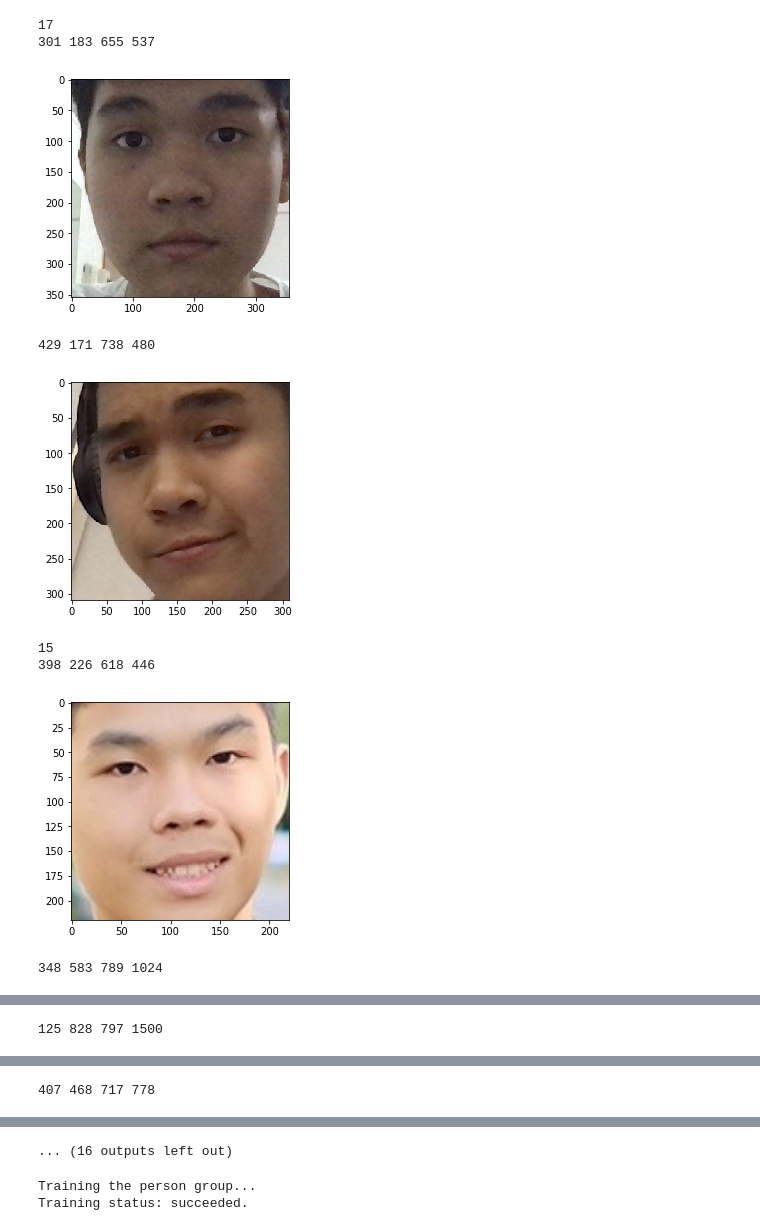
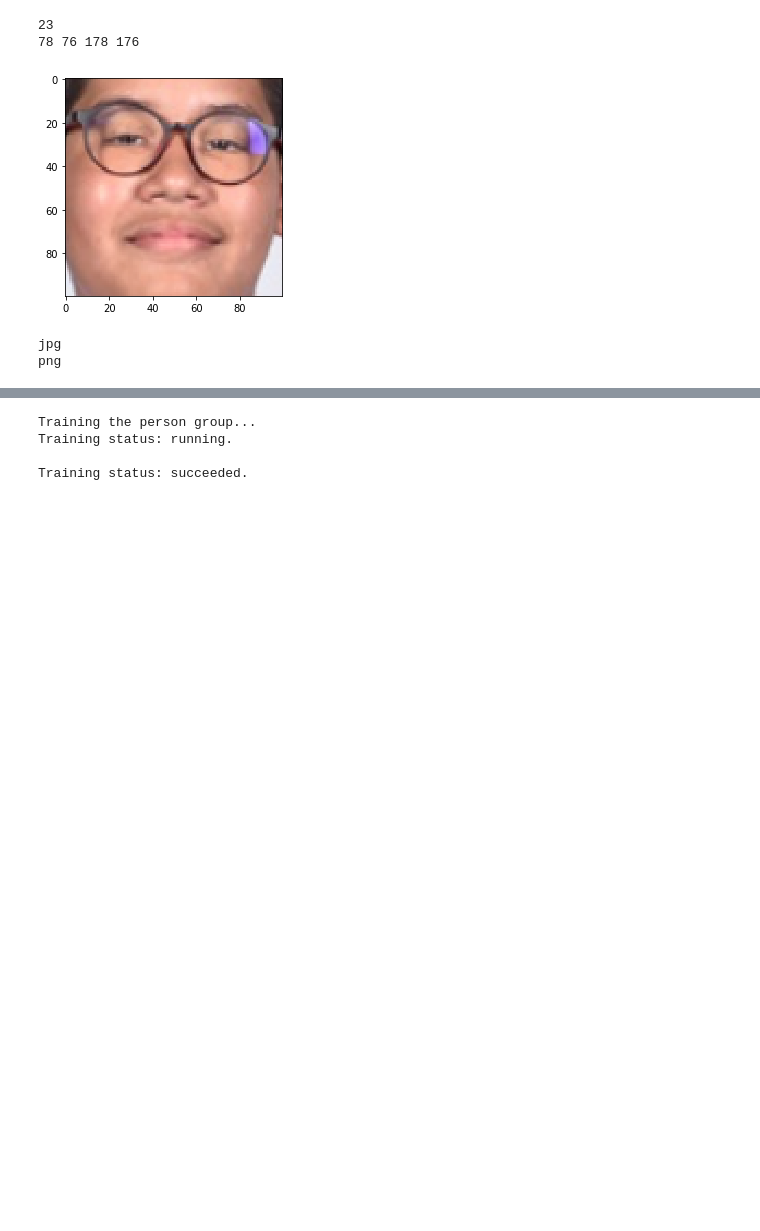
Before and after one commit to H11Maitree/Azure_Face, a Jupyter notebook: Train01.ipynb, the cells around one changed output, grey strips where cells are left out. Cells and saved outputs as stored; diff of their text form; code cells hidden in the pictures; blank space fills up the shorter version.

Commit message:
Demo2

```diff
--- a/Train01.ipynb
+++ b/Train01.ipynb
@@ -32,2 +48,2 @@ os.listdir("/Volumes/GoogleDrive/Shared drives/Facefortrainning")
 # %%
-PERSON_GROUP_ID = 'demo1'
+PERSON_GROUP_ID = 'demo3'
@@ -64,42 +91,67 @@ w = open(pathofphoto, 'r+b')
 detected_faces = face_client.face.detect_with_stream(w)
 time.sleep(10)
 # %%
+boo =True
 for name in os.listdir("/Volumes/GoogleDrive/Shared drives/Facefortrainning"):
+    if (name not in ['23']):
+        continue
     dirofname="/Volumes/GoogleDrive/Shared drives/Facefortrainning/"+name
     print(name)
     person_group_person = face_client.person_group_person.create(PERSON_GROUP_ID, name)
     list_img=[]
     dict_user[person_group_person.person_id]=name
     for photo in os.listdir(dirofname):
-        if(photo[-4:]!=".jpg"):
+        if(photo[-4:]!=".jpg" and photo[-4:]!=".png"):
             continue
         pathofphoto=dirofname+"/"+photo
         w = open(pathofphoto, 'r+b')
-        detected_faces = face_client.face.detect_with_stream(w)
-        time.sleep(10)
+
+        boo=True
+        while(boo):
+            time.sleep(10)
+            try:
+                detected_faces = face_client.face.detect_with_stream(w)
+                boo=False
+            except Exception as e:
+                print("except" ,e)
+                time.sleep(10)
+                continue
+
         if not detected_faces:
-            raise Exception('No face detected from image')
+            print('No face detected from image')
             continue
         for face in detected_faces:
             ((left, top), (right, bottom))=getRectangle(face)
         print(left, top, right, bottom)
         img = Image.open(pathofphoto)
         img=img.crop((left, top, right, bottom))
         plt.imshow(img)
         plt.show()
         list_img.append(img)
     for i in list_img:
-        i.save("temp.jpg")
-        w = open("temp.jpg", 'r+b')
-        face_client.person_group_person.add_face_from_stream(PERSON_GROUP_ID, person_group_person.person_id, w)
-        time.sleep(10)
+
+        try:
+            print("jpg")
+            i.save("temp.jpg")
+            w = open("temp.jpg", 'r+b')
+        except:
+            print("png")
+            i.save("temp.png")
+            w = open("temp.png", 'r+b')
+
+        boo=True
+        while(boo):
+            time.sleep(10)
+            try:
+                face_client.person_group_person.add_face_from_stream(PERSON_GROUP_ID, person_group_person.person_id, w)
+                boo=False
+            except Exception as e:
+                print("except 2",e)
+                time.sleep(10)
+                continue
 # %% [output]
-17
-301 183 655 537
+23
+78 76 178 176
-[figure, old version]
+[figure, new version]
-429 171 738 480
+jpg
+png
-[figure, removed]
-15
-398 226 618 446
-[figure, removed]
-348 583 789 1024
@@ -107 +157,0 @@ for name in os.listdir("/Volumes/GoogleDrive/Shared drives/Facefortrainning"):
-125 828 797 1500
@@ -109 +157,0 @@ for name in os.listdir("/Volumes/GoogleDrive/Shared drives/Facefortrainning"):
-407 468 717 778
@@ -111,4 +158,3 @@ for name in os.listdir("/Volumes/GoogleDrive/Shared drives/Facefortrainning"):
-... (16 outputs left out)
 # %%
 '''
 Train PersonGroup
@@ -129,6 +175,8 @@ while (True):
     time.sleep(5)
 # %% [output]
 Training the person group...
+Training status: running.
+
 Training status: succeeded.
 # %%
 '''
```
Also changed, not shown: parts of 5 cells of this notebook, 1 other file.
